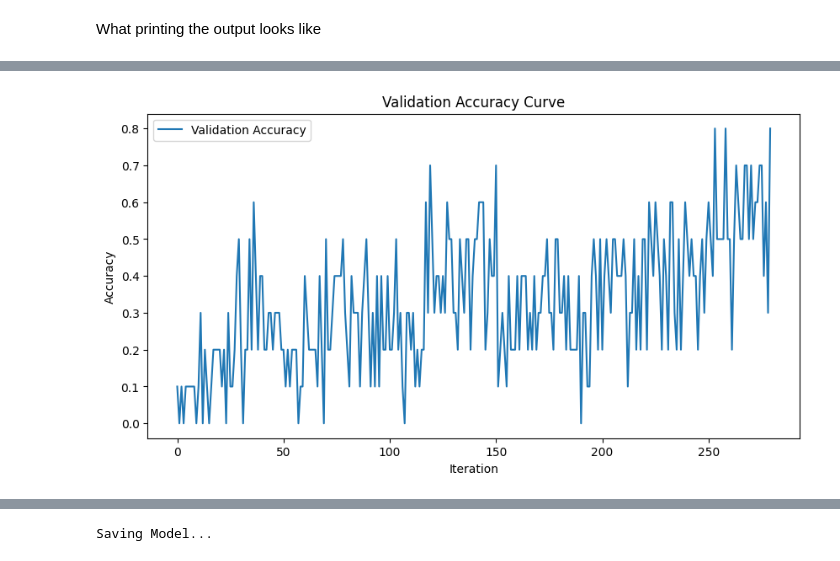
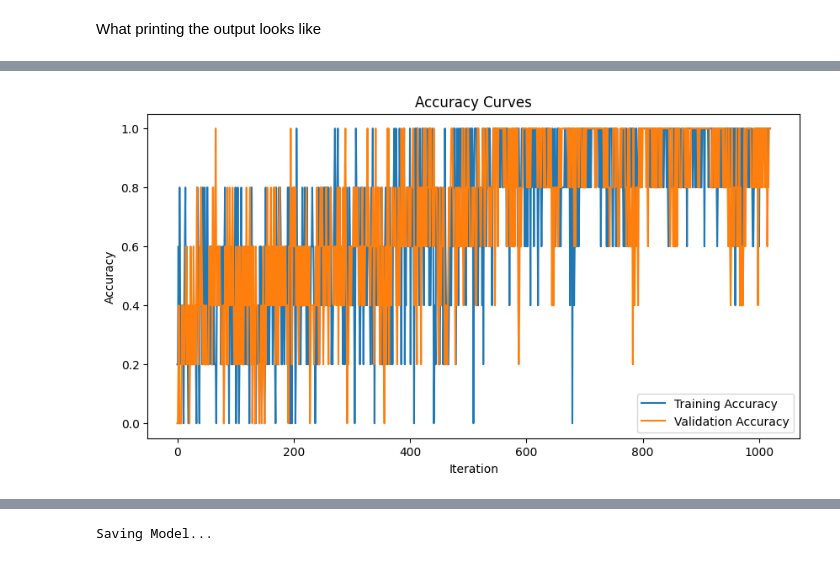
Before and after one commit to Sinfinite01/Gen-One-Pokemon-Classifier, a Jupyter notebook: pokemon_cnn.ipynb, the cells around one changed output, grey strips where cells are left out. Cells and saved outputs as stored; diff of their text form; code cells hidden in the pictures.

```diff
--- a/pokemon_cnn.ipynb
+++ b/pokemon_cnn.ipynb
@@ -104,5 +112,6 @@ Define the number of Pokemon from the Dataframe we want to train from.
 # %%
 pokemon_num = 10
+starters = False
 # %% [markdown]
 Create a Custom Dataset for the Dataframe
 # %%
@@ -167,7 +178,7 @@ def dataset_splitter(dataset, valid_size=0.1, test_size=0.1):
 
     return train_set, valid_set, test_set
 # %%
-batch_size = 10
+batch_size = 5
 
 train_set, valid_set, test_set = dataset_splitter(dataset)
 
@@ -184,18 +195,22 @@ class Net(nn.Module):
         self.conv1 = nn.Conv2d(in_channels=3, out_channels=32, kernel_size=5, stride=1, padding=2)
         self.conv2 = nn.Conv2d(in_channels=32, out_channels=64, kernel_size=5, stride=1, padding=2)
         self.conv3 = nn.Conv2d(in_channels=64, out_channels=128, kernel_size=5, stride=1, padding=2)
+        self.conv4 = nn.Conv2d(in_channels=128, out_channels=256, kernel_size=5, stride=1, padding=2)
+        self.conv5 = nn.Conv2d(in_channels=256, out_channels=512, kernel_size=5, stride=1, padding=2)
 
         # Define batch normalization layers
         self.bn1 = nn.BatchNorm2d(32)
         self.bn2 = nn.BatchNorm2d(64)
         self.bn3 = nn.BatchNorm2d(128)
+        self.bn4 = nn.BatchNorm2d(256)
 
         # Define max pooling layer
         self.pool = nn.MaxPool2d(kernel_size=2, stride=2)
 
         # Define fully connected layers
-        self.fc1 = nn.Linear(128 * 12 * 12, 512)
-        self.fc2 = nn.Linear(512, pokemon_num)
+        self.fc1 = nn.Linear(256 * 6 * 6, 512)
+        self.fc2 = nn.Linear(512, 256)
+        self.fc3 = nn.Linear(256, pokemon_num)
 
         # Define dropout layer
         self.dropout = nn.Dropout(p=0.5)
@@ -207,22 +222,25 @@ class Net(nn.Module):
         x = self.pool(F.relu(self.bn1(self.conv1(x))))
         x = self.pool(F.relu(self.bn2(self.conv2(x))))
         x = self.pool(F.relu(self.bn3(self.conv3(x))))
+        x = self.pool(F.relu(self.bn4(self.conv4(x))))
 
         # Flatten the tensor for the fully connected layers
-        x = x.view(-1, 128 * 12 * 12)
+        x = x.view(-1, 256 * 6 * 6)
 
         # Fully connected layers with ReLU activation and dropout
         x = F.relu(self.fc1(x))
         x = self.dropout(x)
-        x = self.fc2(x)
+        x = F.relu(self.fc2(x))
+        x = self.fc3(x)
 
         return x
 
 device = torch.device("cuda") if torch.cuda.is_available() else torch.device("mps") if torch.backends.mps.is_available() else torch.device("cpu")
 net = Net().to(device)
 # %%
-num_epochs = 10
+num_epochs = 30
 loss_hist = []
+acc_hist = []
 valid_loss_hist = []
 valid_acc_hist = []
 counter = 0
@@ -251,6 +269,14 @@ for epoch in range(num_epochs):
         # forward pass
         output = net(data)  # net(data.view(20, -1))
 
+        # Accuracy calculation
+        _, predicted = torch.max(output, 1)
+        _, train_labels = torch.max(targets, 1)
+        correct = (predicted == train_labels).sum().item()
+        total = targets.size(0)
+        train_accuracy = correct / total
+        acc_hist.append(train_accuracy)
+
         # initialize the loss & sum over time
         loss_val = loss(output, torch.argmax(targets, dim=1))
 
@@ -261,7 +287,7 @@ for epoch in range(num_epochs):
         # Store loss history for future plotting
         loss_hist.append(loss_val.item())
 
-        # Validaion set
+        # Validation set
         with torch.no_grad():
             net.eval()
             valid_data, valid_targets = next(iter(valid_loader))
@@ -277,7 +303,6 @@ for epoch in range(num_epochs):
 
             # Validation accuracy calculation
             _, predicted = torch.max(output, 1)
-            # print(predicted)
             _, valid_labels = torch.max(valid_targets, 1)
             correct = (predicted == valid_labels).sum().item()
             total = valid_targets.size(0)
@@ -363,14 +385,15 @@ plt.show()
 # %%
 # Plot Loss
 fig = plt.figure(facecolor="w", figsize=(10, 5))
+plt.plot(acc_hist)
 plt.plot(valid_acc_hist)
-plt.title("Validation Accuracy Curve")
-plt.legend(["Validation Accuracy"])
+plt.title("Accuracy Curves")
+plt.legend(["Training Accuracy", "Validation Accuracy"])
 plt.xlabel("Iteration")
 plt.ylabel("Accuracy")
 plt.show()
 # %% [output]
-[figure, old version]
+[figure, new version]
 # %%
 test_loss_hist = []
 test_acc_hist = []
```
Also changed, not shown: parts of 13 cells of this notebook, 15 other files.
